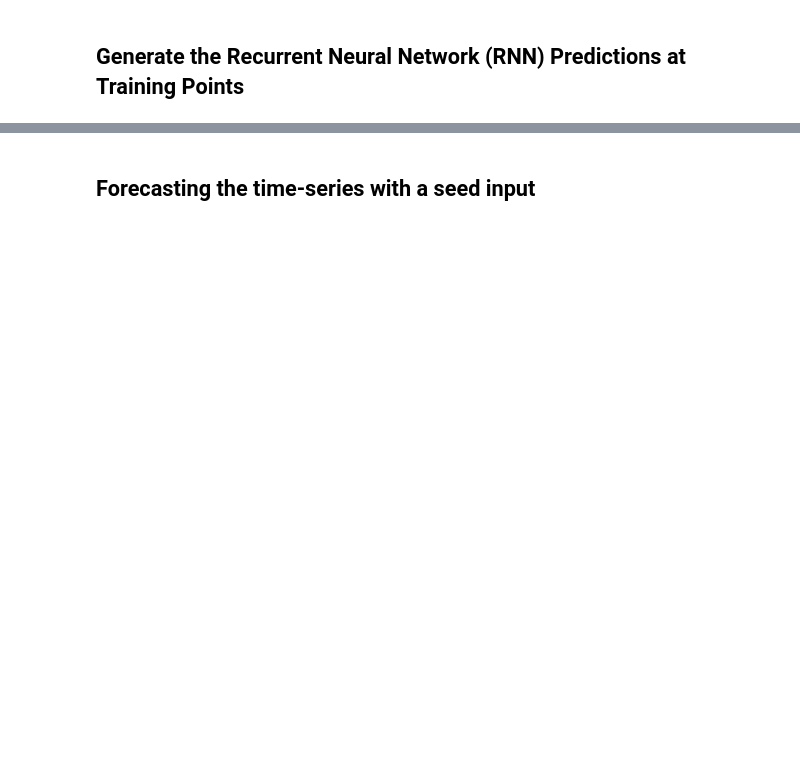
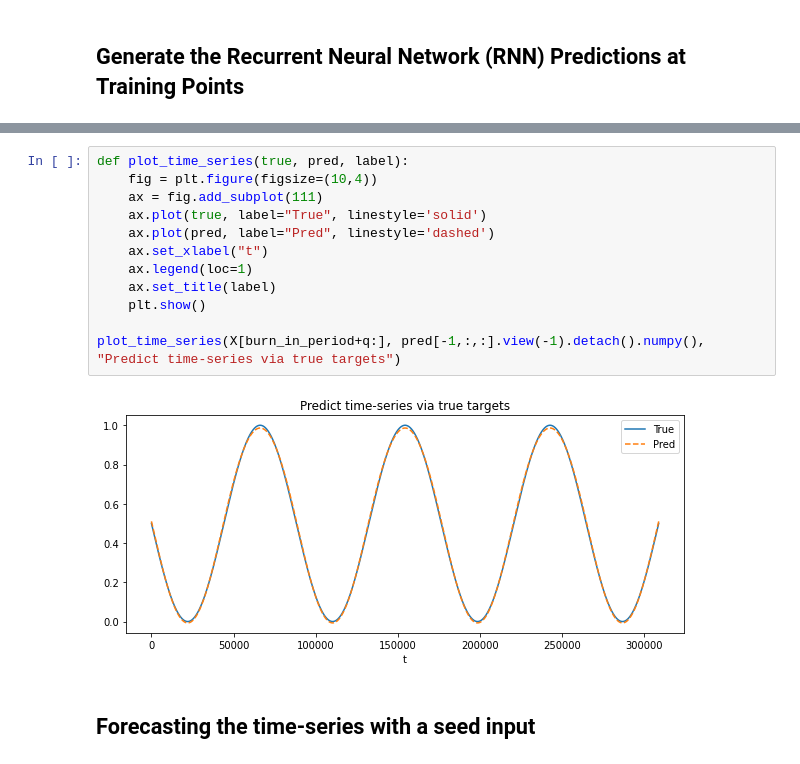
Before and after one commit to mpotta/bptt, a Jupyter notebook: RNNs for Chaos/rnns_for_sinusoid.ipynb, the cells around one changed output, grey strips where cells are left out. Drawn from its saved outputs; the diff is of its cells as text; blank space fills up the shorter version.

```diff
--- a/RNNs for Chaos/rnns_for_sinusoid.ipynb
+++ b/RNNs for Chaos/rnns_for_sinusoid.ipynb
@@ -256,3 +280,17 @@ plot_time_series(X[burn_in_period+q:], pred[-1,:,:].view(-1).detach().numpy(), "
+# %%
+def plot_time_series(true, pred, label):
+    fig = plt.figure(figsize=(10,4))
+    ax = fig.add_subplot(111)
+    ax.plot(true, label="True", linestyle='solid')
+    ax.plot(pred, label="Pred", linestyle='dashed')
+    ax.set_xlabel("t")
+    ax.legend(loc=1)
+    ax.set_title(label)
+    plt.show()
+
+plot_time_series(X[burn_in_period+q:], pred[-1,:,:].view(-1).detach().numpy(), "Predict time-series via true targets")
+# %% [output]
+[figure, added]
 # %% [markdown]
 ## Forecasting the time-series with a seed input
 # %%
```
Also changed, not shown: parts of 11 cells of this notebook, 2 other files.
